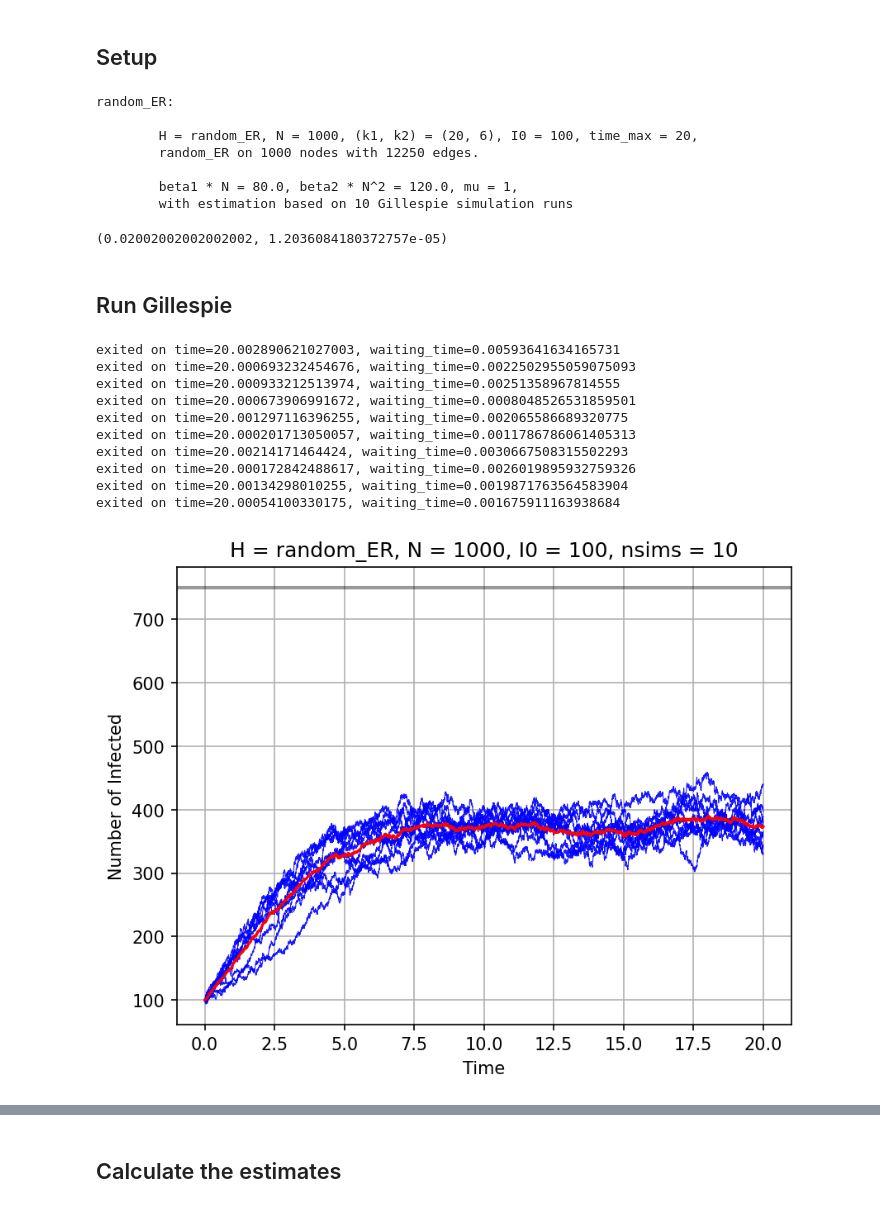
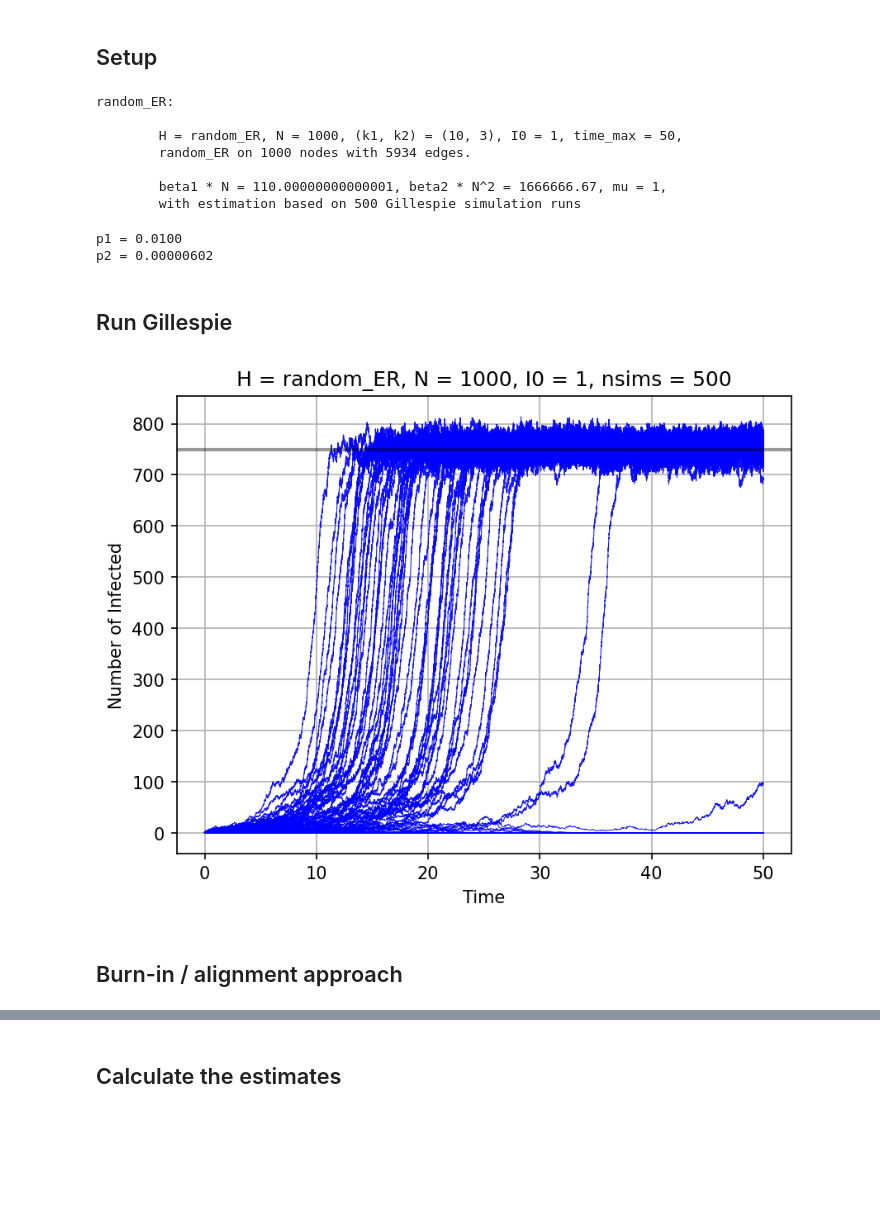
Before and after one commit to markolalovic/higher-order-contagion, a Jupyter notebook: notebooks/E-R-rates.ipynb, the cells around one changed output, grey strips where cells are left out. Saved outputs shown, nothing was run; the diff lists cells and outputs as text; code cells hidden in the pictures; blank space fills up the shorter version.

```diff
--- a/notebooks/E-R-rates.ipynb
+++ b/notebooks/E-R-rates.ipynb
@@ -22,19 +22,15 @@ g_type = "random_ER"
 
 N = 1000
 
-I0 = 100
+I0 = 1
 
-nsims = 10
+nsims = 500
 run_gillespie_simulations = True
 
-time_max = 20
-
-beta1 = 80 / N       # pairwise infection rate
-beta2 = 120 / (N**2)  # hyperedge contagion rate
-mu    = 1             # recovery rate
+time_max = 50
 
 k1_k2_list = [(3, 1), (6, 2), (10, 3), (20, 6)]
-(k1, k2) = k1_k2_list[3]
+(k1, k2) = k1_k2_list[2]
 
 p1, p2 = p1_p2_ER_like_uncorrelated_hypergraph(k1,k2,N)
 G, edges, triangles = ER_like_random_hypergraph(N,p1,p2)
@@ -47,31 +43,44 @@ g = EmptyHypergraph(N)
 g.name = g_type
 g.set_edges(g_edges)
 
+# set beta1, beta2 such that k^* = .75 N
+mu    = 1             # recovery rate
+
+# lambda_1 \in [0,3]
+# lambda_2 \in [0,10]
+lambda1 = 1.1
+lambda2 = 5.0
+
+beta1 = lambda1 * mu / k1 # pairwise infection rate
+beta2 = lambda2 * mu / k2 # hyperedge contagion rate
+
 # g.summary()
 
 print(f"{test_name}: \n")
 print(f"\tH = {g.name}, N = {N}, (k1, k2) = {(k1, k2)}, I0 = {I0}, time_max = {time_max},")
 g.print()
 
-print(f"\tbeta1 * N = {beta1 * N}, beta2 * N^2 = {beta2 * (N**2)}, mu = {mu},")
+print(f"\tbeta1 * N = {beta1 * N}, beta2 * N^2 = {beta2 * (N**2):.2f}, mu = {mu},")
 print(f"\twith estimation based on {nsims} Gillespie simulation runs\n")
 # %% [output]
 random_ER:
 
-        H = random_ER, N = 1000, (k1, k2) = (20, 6), I0 = 100, time_max = 20,
-        random_ER on 1000 nodes with 12250 edges.
+        H = random_ER, N = 1000, (k1, k2) = (10, 3), I0 = 1, time_max = 50,
+        random_ER on 1000 nodes with 5934 edges.
 
-        beta1 * N = 80.0, beta2 * N^2 = 120.0, mu = 1,
-        with estimation based on 10 Gillespie simulation runs
+        beta1 * N = 110.00000000000001, beta2 * N^2 = 1666666.67, mu = 1,
+        with estimation based on 500 Gillespie simulation runs
 # %%
-p1, p2
+print(f"p1 = {p1:.4f}")
+print(f"p2 = {p2:.8f}")
 # %% [output]
-(0.02002002002002002, 1.2036084180372757e-05)
+p1 = 0.0100
+p2 = 0.00000602
 # %% [markdown]
 ## Run Gillespie
 # %%
 ## --- Run Gillespie ---
-# run_gillespie_simulations = False
+run_gillespie_simulations = False
 
 I0_gillespie = I0 # TODO: go over the range when necessary
 nodes = list(g.nodes.keys())
@@ -82,45 +91,33 @@ if run_gillespie_simulations:
     for _ in range(nsims):
         X_t = gillespie_sim(g, beta1, beta2, mu, initial_infections, time_max)
         X_sims.append(X_t)
 
     # save the simulation results
     sim_results = {f'sim_{i}': X_sims[i] for i in range(nsims)}
     np.savez_compressed(f'../results/gillespie-sims_{test_name}.npz', **sim_results)
 else:
     # load simulation results
     sim_results = np.load(f'../results/gillespie-sims_{test_name}.npz', allow_pickle=True)
     X_sims = [sim_results[f'sim_{i}'] for i in range(nsims)]
 
 # plot X_t curves in gray and average curve in red
 fig = plt.figure(dpi=150) # set DPI
 ax  = plt.subplot()
 
 for X_t in X_sims:
     ax.plot(X_t[0], X_t[2], c="blue", alpha=0.9, linewidth=0.5, rasterized=True)
 
-avg_curve, times = get_average(X_sims, time_max, nsims, delta_t = 0.01)
-
 plt.axhline(y=int(0.75 * N), color='black', lw=2, alpha=0.4, linestyle='-')
-
-plt.plot(times, avg_curve, "red")
 
 plt.xlabel("Time")
 plt.ylabel("Number of Infected")
 plt.grid(True)
 plt.title(f"H = {g.name}, N = {N}, I0 = {I0}, nsims = {nsims}")
 plt.savefig(f"../figures/estimation/{test_name}/gillespie-sims.pdf",
             format='pdf', bbox_inches='tight')
 plt.show()
 plt.close(fig) # free up memory
 # %% [output]
-exited on time=20.002890621027003, waiting_time=0.00593641634165731
-exited on time=20.000693232454676, waiting_time=0.0022502955059075093
-exited on time=20.000933212513974, waiting_time=0.00251358967814555
-exited on time=20.000673906991672, waiting_time=0.0008048526531859501
-exited on time=20.001297116396255, waiting_time=0.002065586689320775
-exited on time=20.000201713050057, waiting_time=0.0011786786061405313
-exited on time=20.00214171464424, waiting_time=0.0030667508315502293
-exited on time=20.000172842488617, waiting_time=0.0026019895932759326
-exited on time=20.00134298010255, waiting_time=0.0019871763564583904
-exited on time=20.00054100330175, waiting_time=0.001675911163938684
-[figure, old version]
+[figure, new version]
+# %% [markdown]
+## Burn-in / alignment approach
```
Also changed, not shown: parts of 14 cells of this notebook, 23 other files.
